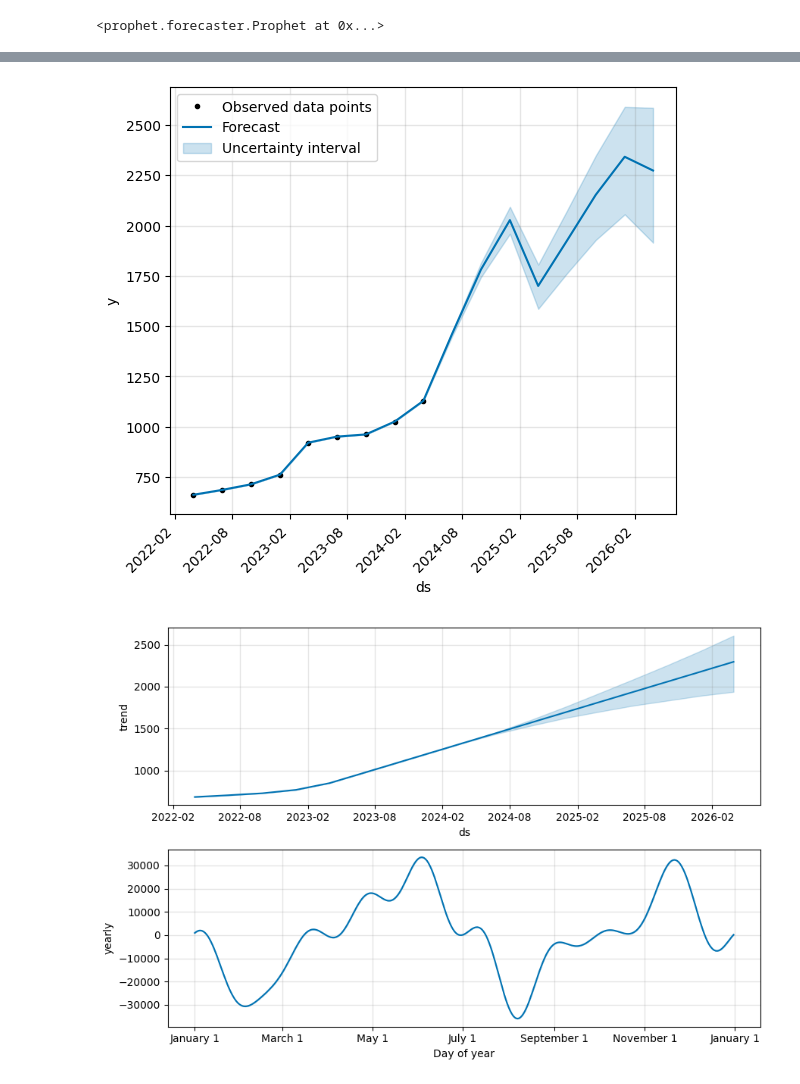
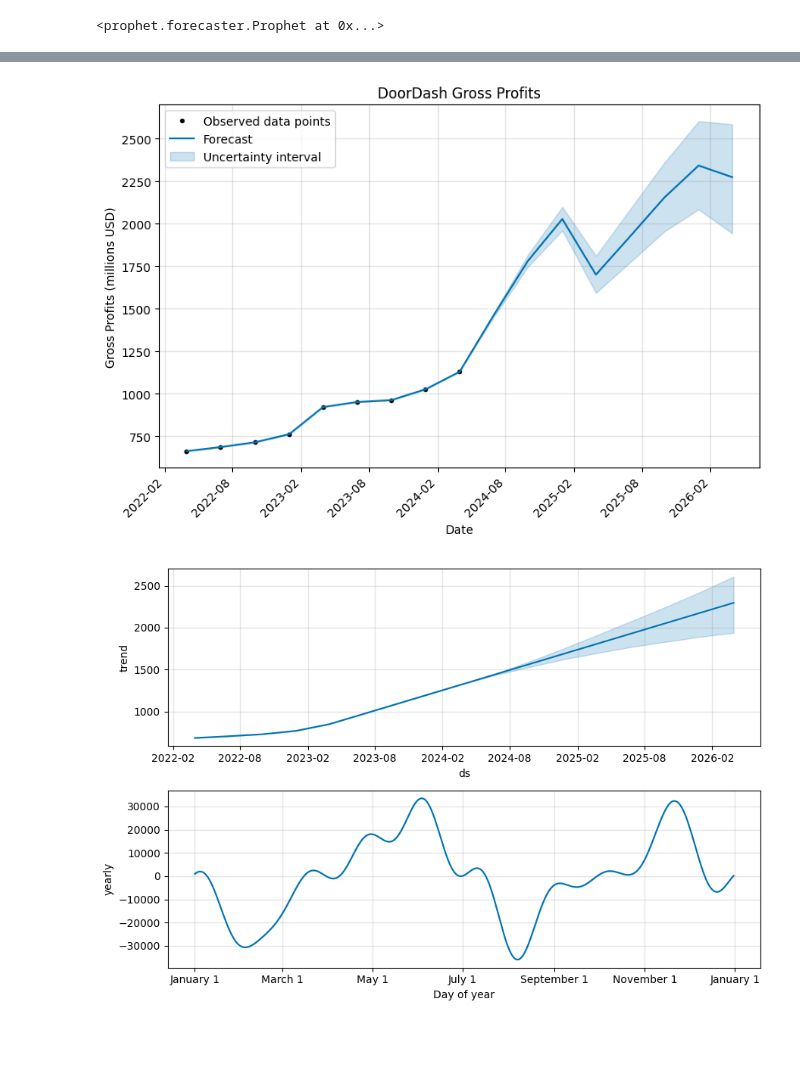
Before and after one commit to JaidenFlint/Project1_Group3, a Jupyter notebook: Project1_DoorDash_Group3.ipynb, the cells around one changed output, grey strips where cells are left out. Cells and saved outputs as stored; diff of their text form; code cells hidden in the pictures; blank space fills up the shorter version.

Commit message:
added more code for forecasting the stock prices

```diff
--- a/Project1_DoorDash_Group3.ipynb
+++ b/Project1_DoorDash_Group3.ipynb
@@ -163,11 +163,14 @@ future_doordash = m.make_future_dataframe(periods=8, freq="q")
 forecast_doordash = m.predict(future_doordash)
 # %%
 # Plot the Prophet predictions for the gross profits data
-m.plot(forecast_doordash, include_legend=True,figsize=(6,5))
+m.plot(forecast_doordash, include_legend=True,figsize=(8,5))
+plt.title("DoorDash Gross Profits")
+plt.xlabel("Date")
+plt.ylabel("Gross Profits (millions USD)")
 plt.xticks(rotation=45, ha='right')
 plt.show()
 # %% [output]
-[figure, old version]
+[figure, new version]
 # %%
 # Reset the index in the forecast_doordash DataFrame
 forecast_doordash = forecast_doordash.reset_index()
```
Also changed, not shown: parts of 11 cells of this notebook.
